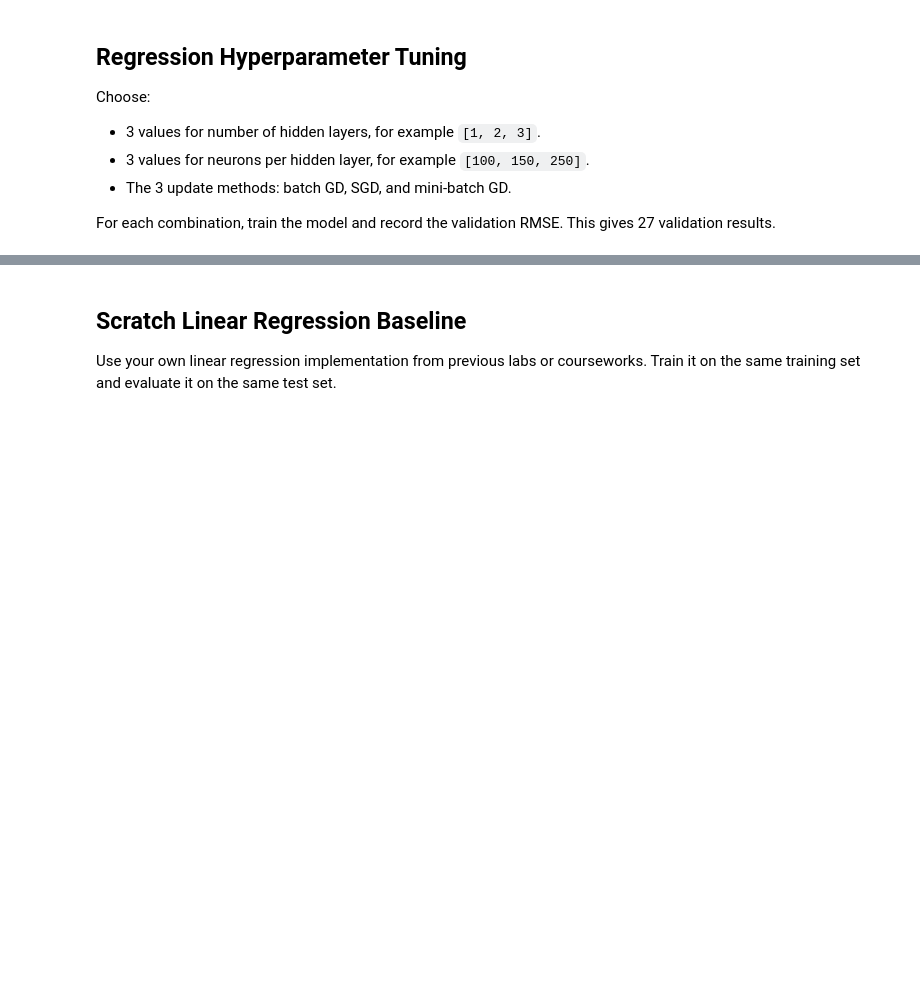
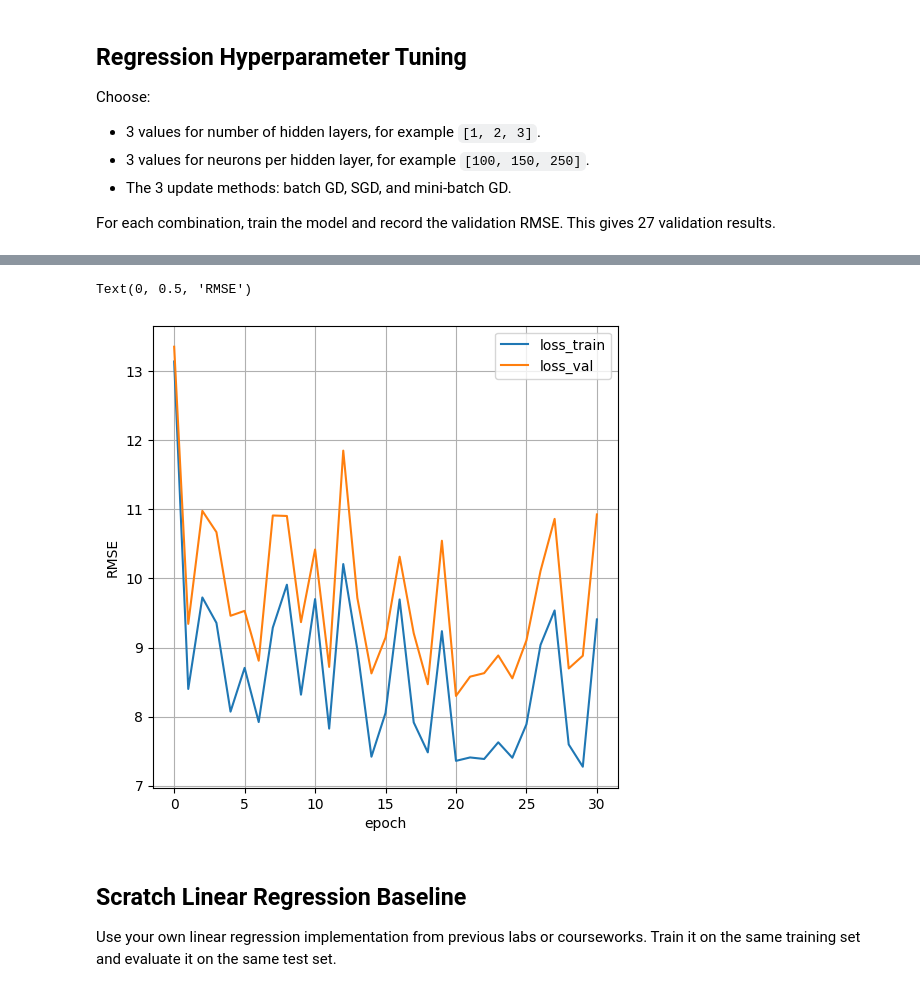
Before and after one commit to davi-dressler/fgv_tacd, a Jupyter notebook: fgv-class-2026-tarefa-3/Tarefa_3_template.ipynb, the cells around one changed output, grey strips where cells are left out. Saved outputs shown, nothing was run; the diff lists cells and outputs as text; code cells hidden in the pictures; blank space fills up the shorter version.

```diff
--- a/fgv-class-2026-tarefa-3/Tarefa_3_template.ipynb
+++ b/fgv-class-2026-tarefa-3/Tarefa_3_template.ipynb
@@ -90,7 +81,7 @@ def standardize_from_train(X_train, X_val, X_test, return_mean_std = False):
 
 def rmse(y_true, y_pred):
     """Return the root mean squared error."""
-    return np.sqrt(np.mean((y_true, y_pred)**2))
+    return np.sqrt(np.mean((y_true - y_pred)**2))
 
 
 def multiclass_metrics(y_true_one_hot, predicted_probabilities, predicted_labels):
@@ -101,10 +92,7 @@ def multiclass_metrics(y_true_one_hot, predicted_probabilities, predicted_labels
     f1_score = sklearn.metrics.f1_score(y_true_one_hot, predicted_labels)
     accuracy = sklearn.metrics.accuracy_score(y_true_one_hot, predicted_labels)
 
-    print(f"AUROC: {auroc}")
-    print(f"Precision: {precision}")
-    print(f"F1-score: {f1_score}")
-    print(f"Accuracy: {accuracy}")
+    print(f"AUROC: {auroc} | Precision: {precision} | F1-score: {f1_score} | Accuracy: {accuracy}")
 # %% [markdown]
 # Part 1 - Regression With Neural Networks (50%)
 
@@ -219,6 +207,8 @@ y = performance.values[:,-1]
 # %%
 X_train, X_aux, y_train, y_aux = train_test_split(X, y, train_size = 0.7)
 X_val, X_test, y_val, y_test = train_test_split(X_aux, y_aux, train_size = 0.5)
+# %%
+X_train, X_val, X_test = standardize_from_train(X_train, X_val, X_test)
 # %% [markdown]
 ## NumPy Regression Neural Network
 
@@ -409,6 +602,28 @@ raise NotImplementedError
 # TODO: Plot training and validation loss curves for the selected/best model.
 
 raise NotImplementedError
+# %%
+np.random.seed(0)
+MLP = MultilayerPerceptronRegression(hidden_activation= sigmoid_activation,
+                                                output_activation= identity,
+                                                input_size= 8,
+                                                hidden_layers= regression_results["hidden_layers"][0],
+                                                neurons_per_layer= regression_results["neurons_per_layer"][0])
+
+loss_train, loss_val = MLP.fit(X_train, y_train, X_val, y_val, update_method= regression_results["update_method"][0] , lr= 0.01, epochs= 50, patience= 10)
+# %%
+fig = plt.figure(figsize= (6,6))
+plt.plot(loss_train, label= "loss_train")
+plt.plot(loss_val, label= "loss_val")
+
+plt.grid()
+plt.legend()
+
+plt.xlabel("epoch")
+plt.ylabel("RMSE")
+# %% [output]
+Text(0, 0.5, 'RMSE')
+[figure, added]
 # %%
 # TODO: Produce one validation RMSE heatmap per update method.
 # Rows: number of hidden layers.
```
Also changed, not shown: parts of 9 cells of this notebook, 6 other files.
